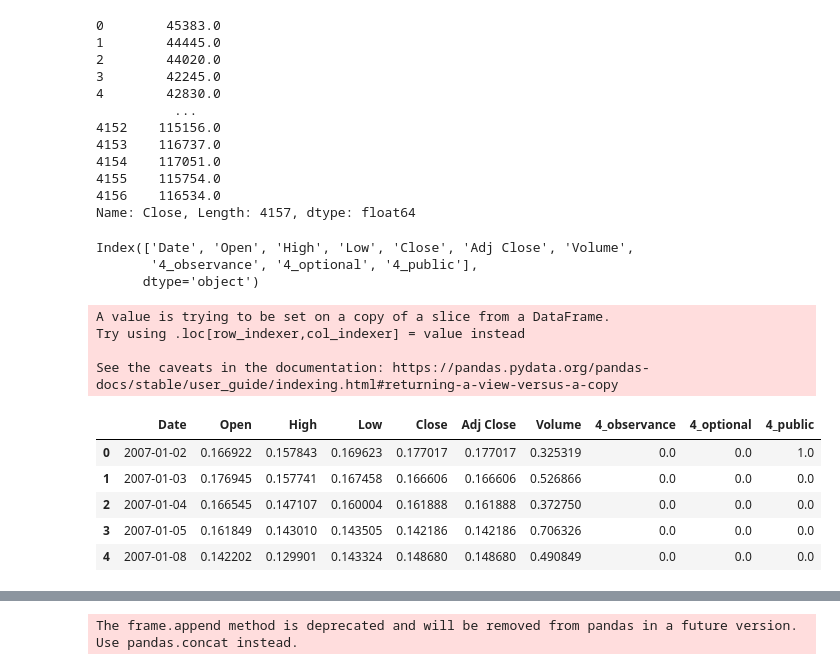
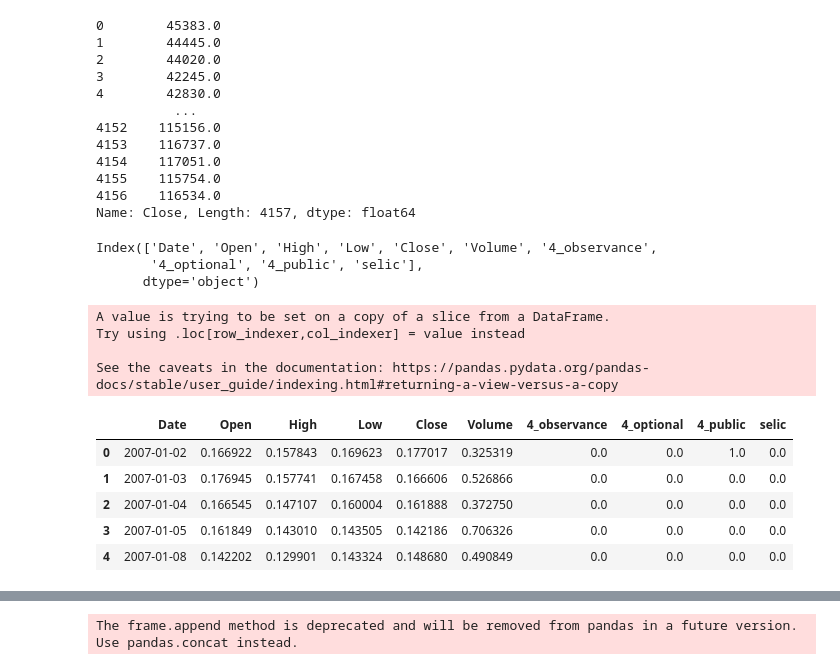
Before and after one commit to marreapato/Forecasting_Paper_XAI, a Jupyter notebook: stocks_type_lags/MultivariateStocks_Baseline_Com_Lags_tryingshaplime.ipynb, the cells around one changed output, grey strips where cells are left out. Drawn from its saved outputs; the diff is of its cells as text; code cells hidden in the pictures.

```diff
--- a/stocks_type_lags/MultivariateStocks_Baseline_Com_Lags_tryingshaplime.ipynb
+++ b/stocks_type_lags/MultivariateStocks_Baseline_Com_Lags_tryingshaplime.ipynb
@@ -90,6 +87,8 @@ data.head()
 | 2 | 2007-01-04 | 44442.0 | 44442.0 | 43623.0 | 44020.0 | 44020.0 | 86577000 | 0.0 | 0.0 | 0.0 |
 | 3 | 2007-01-05 | 44019.0 | 44081.0 | 42160.0 | 42245.0 | 42245.0 | 164055000 | 0.0 | 0.0 | 0.0 |
 | 4 | 2007-01-08 | 42249.0 | 42926.0 | 42144.0 | 42830.0 | 42830.0 | 114007100 | 0.0 | 0.0 | 0.0 |
+# %%
+data = data.drop('Adj Close',axis = 1)
 # %%
 sheet_id = "19Qm-gxnILXY8QTBASGfwfxp6NsLMOLuEIVmJbQJF8r4"
 sheet_name = "Selic"
@@ -190,26 +189,26 @@ test_datanscal = data.iloc[size_of_slice:size_of_slice+last_rows]
 # %%
 data.columns
 # %% [output]
-Index(['Date', 'Open', 'High', 'Low', 'Close', 'Adj Close', 'Volume',
-       '4_observance', '4_optional', '4_public'],
+Index(['Date', 'Open', 'High', 'Low', 'Close', 'Volume', '4_observance',
+       '4_optional', '4_public', 'selic'],
       dtype='object')
 # %%
 # Normalize the data
 scaler = MinMaxScaler()
 
-train_datanscal[['Open', 'High', 'Low', 'Close', 'Adj Close', 'Volume',
-       '4_observance', '4_optional', '4_public']] = scaler.fit_transform(train_datanscal[['Open', 'High', 'Low', 'Close', 'Adj Close', 'Volume',
-       '4_observance', '4_optional', '4_public']])
+train_datanscal[['Open', 'High', 'Low', 'Close', 'Volume',
+       '4_observance', '4_optional', '4_public','selic']] = scaler.fit_transform(train_datanscal[['Open', 'High', 'Low', 'Close', 'Volume',
+       '4_observance', '4_optional', '4_public','selic']])
 train_datanscal.head()
 # %% [output]
 A value is trying to be set on a copy of a slice from a DataFrame.
 Try using .loc[row_indexer,col_indexer] = value instead
 
 See the caveats in the documentation: https://pandas.pydata.org/pandas-docs/stable/user_guide/indexing.html#returning-a-view-versus-a-copy
-|  | Date | Open | High | Low | Close | Adj Close | Volume | 4_observance | 4_optional | 4_public |
-| 0 | 2007-01-02 | 0.166922 | 0.157843 | 0.169623 | 0.177017 | 0.177017 | 0.325319 | 0.0 | 0.0 | 1.0 |
-| 1 | 2007-01-03 | 0.176945 | 0.157741 | 0.167458 | 0.166606 | 0.166606 | 0.526866 | 0.0 | 0.0 | 0.0 |
-| 2 | 2007-01-04 | 0.166545 | 0.147107 | 0.160004 | 0.161888 | 0.161888 | 0.372750 | 0.0 | 0.0 | 0.0 |
-| 3 | 2007-01-05 | 0.161849 | 0.143010 | 0.143505 | 0.142186 | 0.142186 | 0.706326 | 0.0 | 0.0 | 0.0 |
-| 4 | 2007-01-08 | 0.142202 | 0.129901 | 0.143324 | 0.148680 | 0.148680 | 0.490849 | 0.0 | 0.0 | 0.0 |
+|  | Date | Open | High | Low | Close | Volume | 4_observance | 4_optional | 4_public | selic |
+| 0 | 2007-01-02 | 0.166922 | 0.157843 | 0.169623 | 0.177017 | 0.325319 | 0.0 | 0.0 | 1.0 | 0.0 |
+| 1 | 2007-01-03 | 0.176945 | 0.157741 | 0.167458 | 0.166606 | 0.526866 | 0.0 | 0.0 | 0.0 | 0.0 |
+| 2 | 2007-01-04 | 0.166545 | 0.147107 | 0.160004 | 0.161888 | 0.372750 | 0.0 | 0.0 | 0.0 | 0.0 |
+| 3 | 2007-01-05 | 0.161849 | 0.143010 | 0.143505 | 0.142186 | 0.706326 | 0.0 | 0.0 | 0.0 | 0.0 |
+| 4 | 2007-01-08 | 0.142202 | 0.129901 | 0.143324 | 0.148680 | 0.490849 | 0.0 | 0.0 | 0.0 | 0.0 |
 # %%
```
Also changed, not shown: parts of 22 cells of this notebook.
